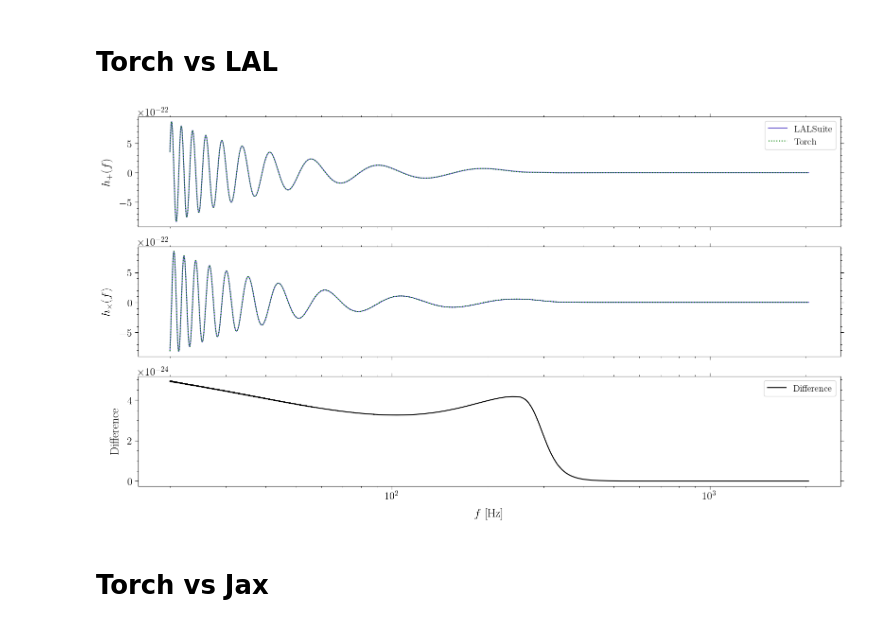
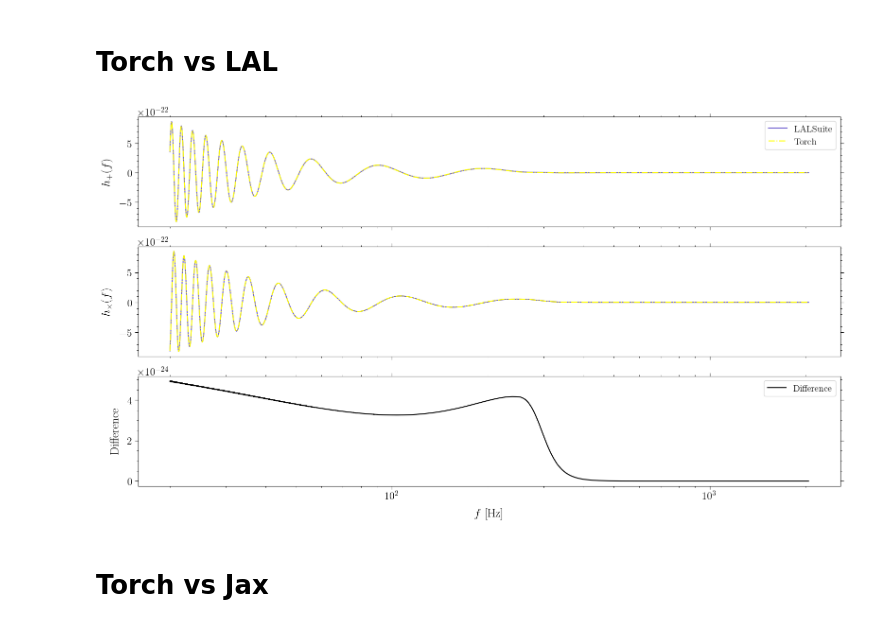
Before and after one commit to ravioli1369/IMRPhenomPv2, a Jupyter notebook: comparison.ipynb, the cells around one changed output. Cells and saved outputs as stored; diff of their text form; code cells hidden in the pictures.

Commit message:
update colors and rename

```diff
--- a/test.ipynb
+++ b/comparison.ipynb
@@ -161,25 +161,25 @@ plt.show()
 # %%
 fig, ax = plt.subplots(3, 1, figsize=(16, 9), sharex=True)
 
 ax[0].plot(f, hp_lalsuite.real, label="LALSuite", color="slateblue")
-ax[0].plot(f, hp_torch.real, label="Torch", color="green", linestyle=":")
+ax[0].plot(f, hp_torch.real, label="Torch", color="yellow", linestyle="-.")
 ax[0].set_ylabel(r"$h_+ (f)$")
 ax[0].set_xscale("log")
 ax[0].legend()
 
 ax[1].plot(f, hc_lalsuite.real, label="LALSuite", color="slateblue")
-ax[1].plot(f, hc_torch.real, label="Torch", color="green", linestyle=":")
+ax[1].plot(f, hc_torch.real, label="Torch", color="yellow", linestyle="-.")
 ax[1].set_ylabel(r"$h_\times (f)$")
 
 ax[2].plot(f, diff_lal_torch, label="Difference", color="black")
 ax[2].set_ylabel(r"Difference")
 ax[2].set_xlabel(r"$f$ [Hz]")
 ax[2].legend()
 
 fig.tight_layout()
 plt.show()
 # %% [output]
-[figure, old version]
+[figure, new version]
 # %% [markdown]
 # **Torch vs Jax**
 # %%
```
